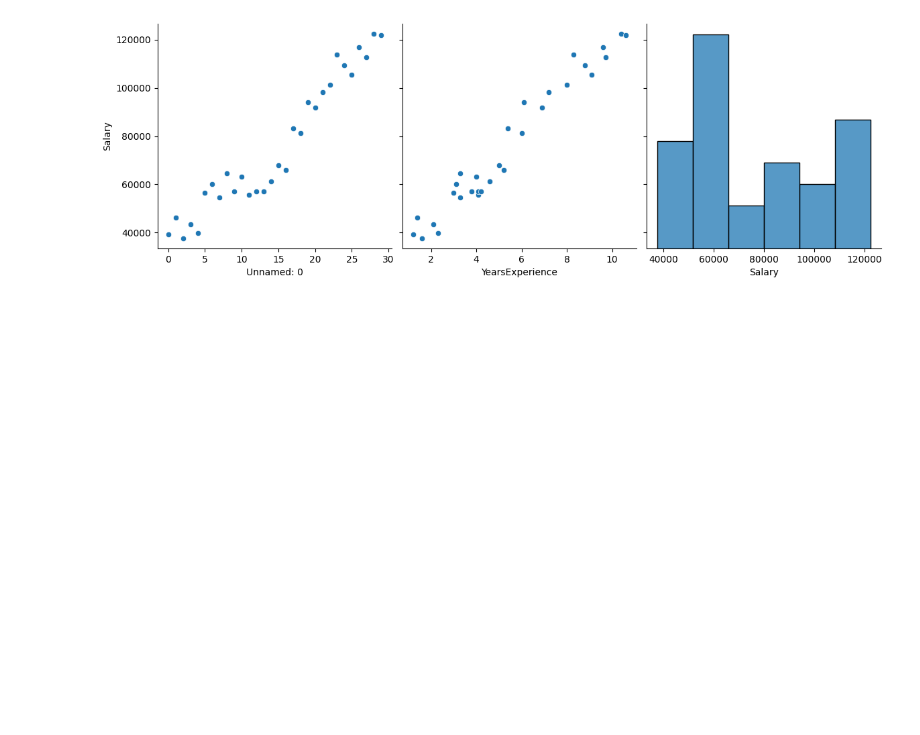
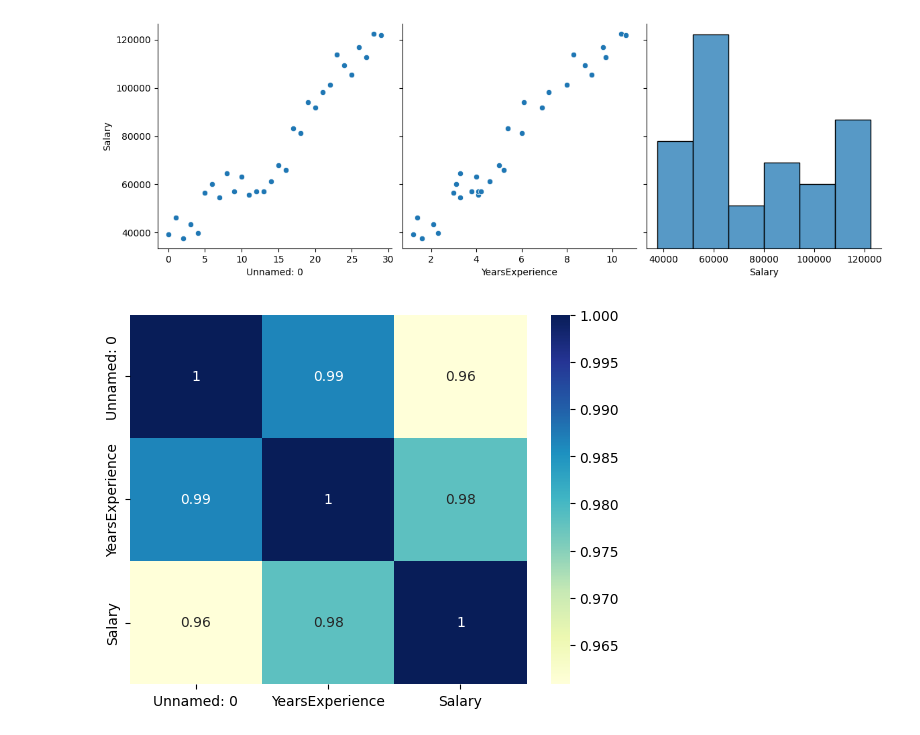
Before and after one commit to 2303a51355/ADM-2025, a Jupyter notebook: week_7.ipynb, the cells around one changed output. Cells and saved outputs as stored; diff of their text form; code cells hidden in the pictures; blank space fills up the shorter version.

```diff
--- a/week_7.ipynb
+++ b/week_7.ipynb
@@ -457,3 +457,8 @@ sns.pairplot(salary_df, x_vars=['Unnamed: 0', 'YearsExperience', 'Salary'], y_va
 plt.show()
 # %% [output]
 [figure]
+# %%
+sns.heatmap(salary.corr(), cmap="YlGnBu", annot = True)
+plt.show()
+# %% [output]
+[figure, added]
```
Also changed, not shown: parts of 18 cells of this notebook.
